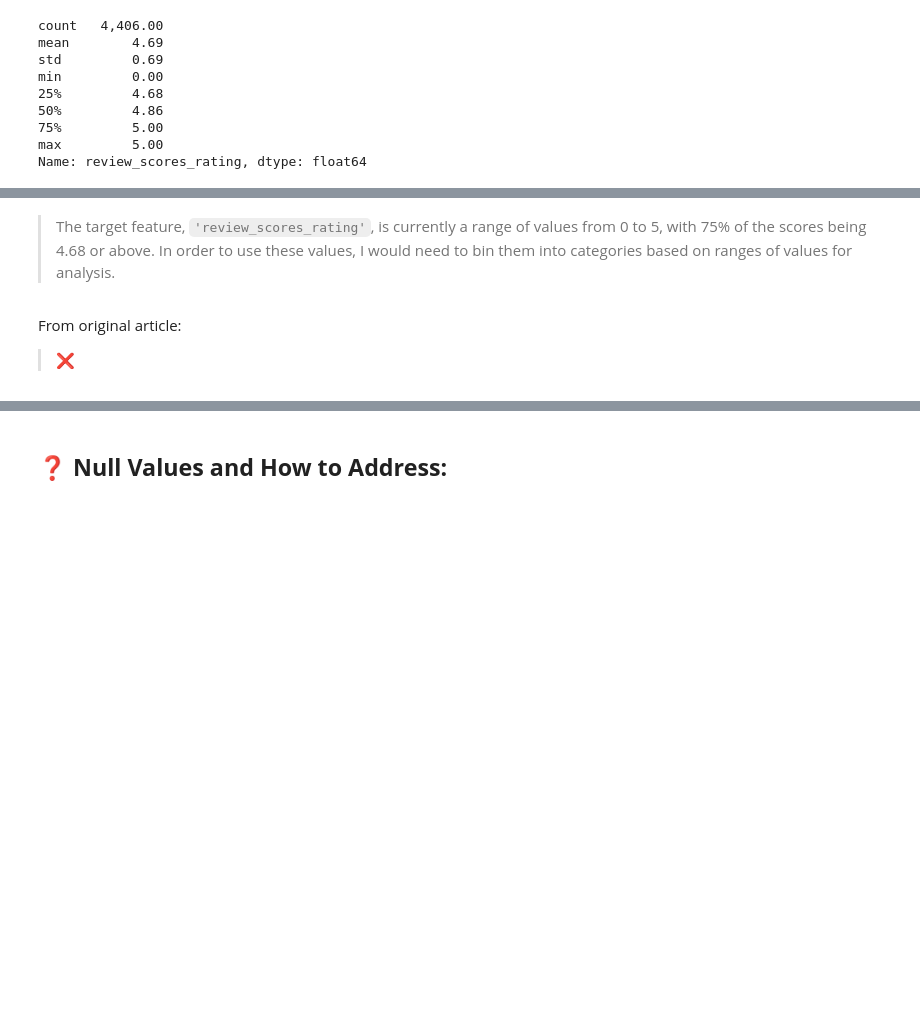
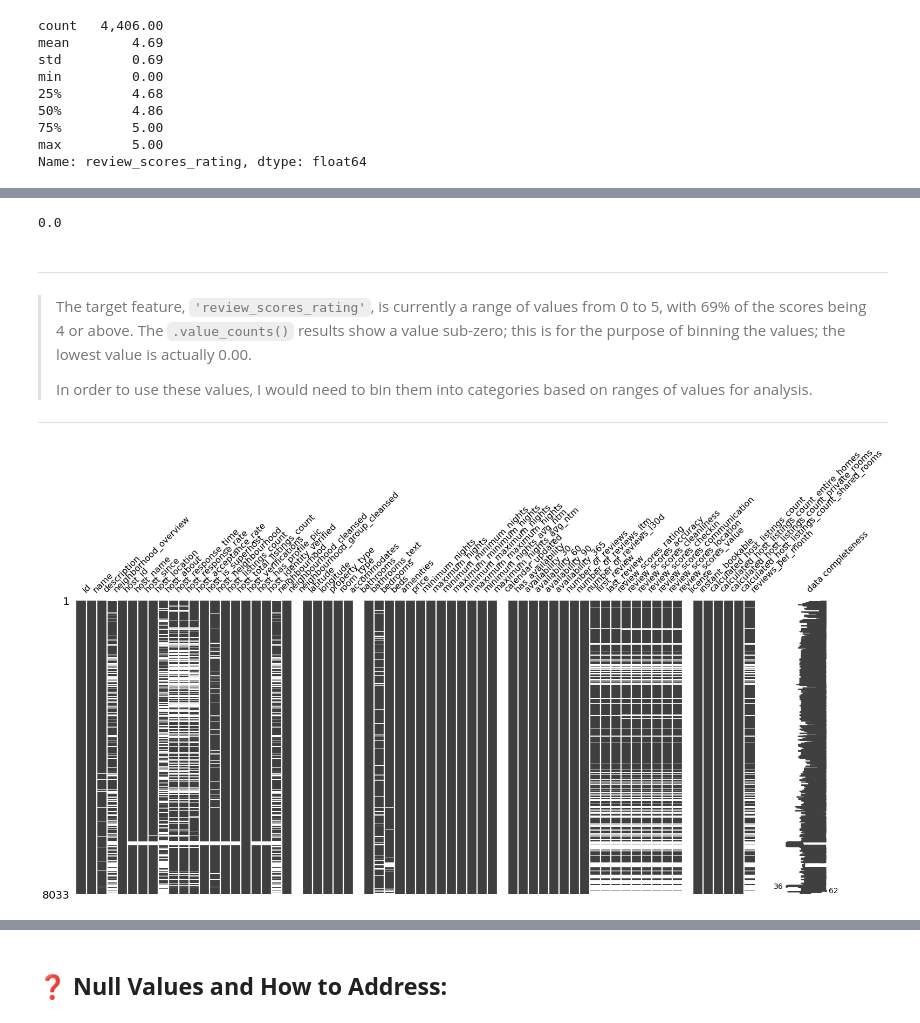
Before and after one commit to BenJMcCarty/Helping_Your_Hosts, a Jupyter notebook: Main.ipynb, the cells around one changed output, grey strips where cells are left out. Saved outputs shown, nothing was run; the diff lists cells and outputs as text; code cells hidden in the pictures; blank space fills up the shorter version.

```diff
--- a/Main.ipynb
+++ b/Main.ipynb
@@ -100,9 +102,9 @@ set_config(display='diagram')
 # %%
 ## Reading data and saving to a DataFrame
 
-data_link = 'http://data.insideairbnb.com/united-states/dc/washington-dc/2021-07-10/data/listings.csv.gz'
+source = 'http://data.insideairbnb.com/united-states/dc/washington-dc/2021-07-10/data/listings.csv.gz'
 
-data = pd.read_csv(data_link)
+data = pd.read_csv(source)
 # %%
 data.head(5)
 # %% [output]
@@ -179,6 +217,21 @@ Name: review_scores_rating, dtype: float64
+# %%
+## Checking minimum value due to bins showing a negative value
+y_train.min()
+# %% [output]
+0.0
 # %% [markdown]
-> The target feature, `'review_scores_rating'`, is currently a range of values from 0 to 5, with 75% of the scores being 4.68 or above. In order to use these values, I would need to bin them into categories based on ranges of values for analysis.
+---
+
+> The target feature, `'review_scores_rating'`, is currently a range of values from 0 to 5, with 69% of the scores being 4 or above. The `.value_counts()` results show a value sub-zero; this is for the purpose of binning the values; the lowest value is actually 0.00.
+>
+>
+>In order to use these values, I would need to bin them into categories based on ranges of values for analysis.
+
+---
-# %% [markdown]
-From original article:
-
-> ❌
+# %%
+## Visually inspecting missing values
+import missingno as missno
+
+missno.matrix(df, labels=True);
+# %% [output]
+[figure, added]
```
Also changed, not shown: parts of 28 cells of this notebook, 2 other files.
